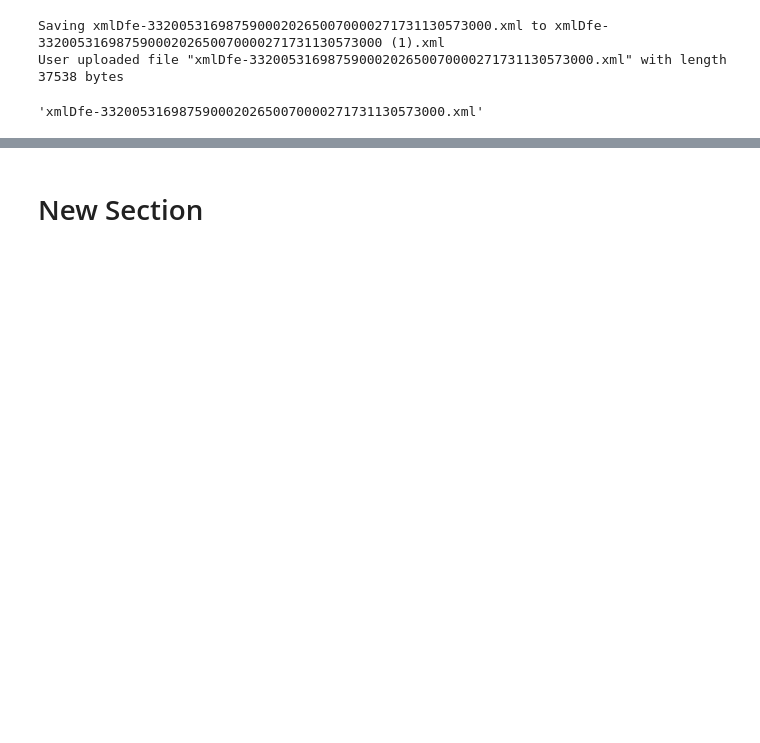
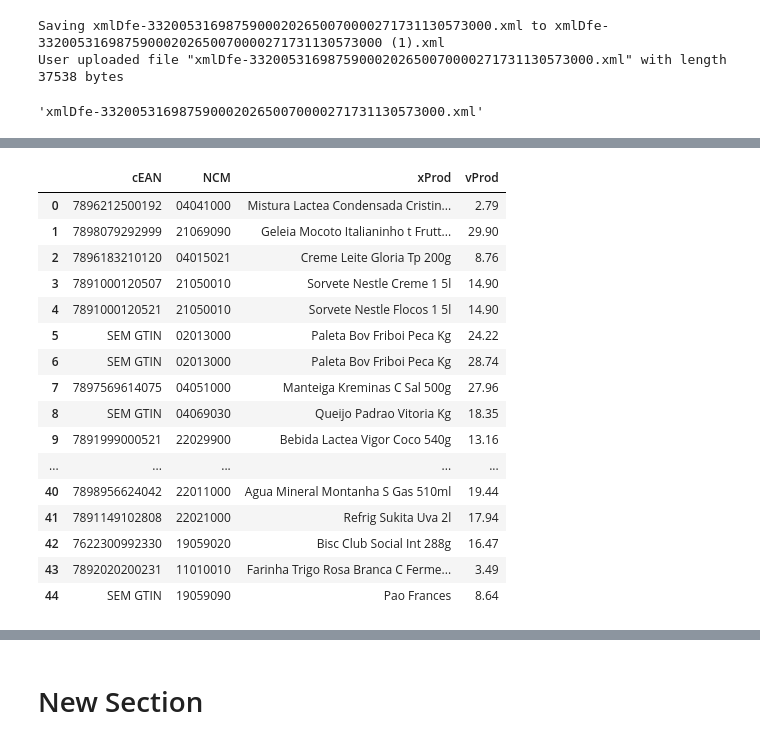
Before and after one commit to mfilipak/AFRAC_IA, a Jupyter notebook: NFCE_XML_TO_DF.ipynb, the cells around one changed output, grey strips where cells are left out. Drawn from its saved outputs; the diff is of its cells as text; code cells hidden in the pictures; blank space fills up the shorter version.

Commit message:
Adicionada interface DTAIL para visualizar dataframes

```diff
--- a/NFCE_XML_TO_DF.ipynb
+++ b/NFCE_XML_TO_DF.ipynb
@@ -71,0 +72,20 @@ df
+# %%
+df[["cEAN", "NCM", "xProd", "vProd"]]
+# %% [output]
+|  | cEAN | NCM | xProd | vProd |
+| 0 | 7896212500192 | 04041000 | Mistura Lactea Condensada Cristin... | 2.79 |
+| 1 | 7898079292999 | 21069090 | Geleia Mocoto Italianinho t Frutt... | 29.90 |
+| 2 | 7896183210120 | 04015021 | Creme Leite Gloria Tp 200g | 8.76 |
+| 3 | 7891000120507 | 21050010 | Sorvete Nestle Creme 1 5l | 14.90 |
+| 4 | 7891000120521 | 21050010 | Sorvete Nestle Flocos 1 5l | 14.90 |
+| 5 | SEM GTIN | 02013000 | Paleta Bov Friboi Peca Kg | 24.22 |
+| 6 | SEM GTIN | 02013000 | Paleta Bov Friboi Peca Kg | 28.74 |
+| 7 | 7897569614075 | 04051000 | Manteiga Kreminas C Sal 500g | 27.96 |
+| 8 | SEM GTIN | 04069030 | Queijo Padrao Vitoria Kg | 18.35 |
+| 9 | 7891999000521 | 22029900 | Bebida Lactea Vigor Coco 540g | 13.16 |
+| ... | ... | ... | ... | ... |
+| 40 | 7898956624042 | 22011000 | Agua Mineral Montanha S Gas 510ml | 19.44 |
+| 41 | 7891149102808 | 22021000 | Refrig Sukita Uva 2l | 17.94 |
+| 42 | 7622300992330 | 19059020 | Bisc Club Social Int 288g | 16.47 |
+| 43 | 7892020200231 | 11010010 | Farinha Trigo Rosa Branca C Ferme... | 3.49 |
+| 44 | SEM GTIN | 19059090 | Pao Frances | 8.64 |
```
Also changed, not shown: parts of 4 cells of this notebook.
